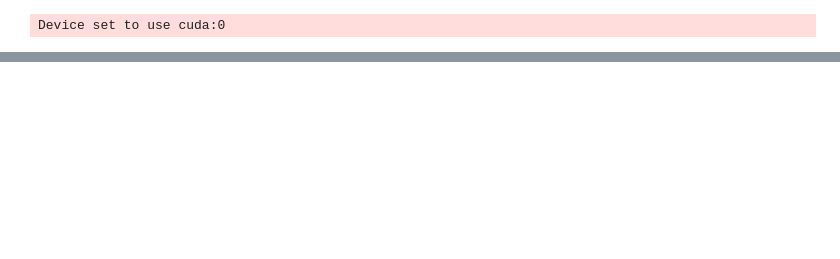
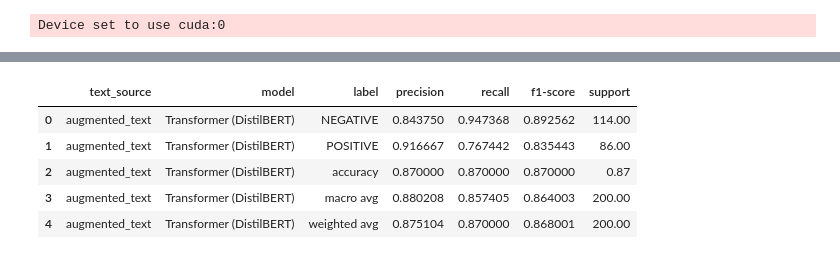
Before and after one commit to DennisDCCH/4021-Information-Retrieval, a Jupyter notebook: sarcasm_detection/sarcasm.ipynb, the cells around one changed output, grey strips where cells are left out. Drawn from its saved outputs; the diff is of its cells as text; code cells hidden in the pictures; blank space fills up the shorter version.

```diff
--- a/sarcasm_detection/sarcasm.ipynb
+++ b/sarcasm_detection/sarcasm.ipynb
@@ -43,0 +713,9 @@ all["sarcasm_score"] = sarcasm_results.apply(lambda x: x["score"])
+# %%
+comparison_tables[1]
+# %% [output]
+|  | text_source | model | label | precision | recall | f1-score | support |
+| 0 | augmented_text | Transformer (DistilBERT) | NEGATIVE | 0.843750 | 0.947368 | 0.892562 | 114.00 |
+| 1 | augmented_text | Transformer (DistilBERT) | POSITIVE | 0.916667 | 0.767442 | 0.835443 | 86.00 |
+| 2 | augmented_text | Transformer (DistilBERT) | accuracy | 0.870000 | 0.870000 | 0.870000 | 0.87 |
+| 3 | augmented_text | Transformer (DistilBERT) | macro avg | 0.880208 | 0.857405 | 0.864003 | 200.00 |
+| 4 | augmented_text | Transformer (DistilBERT) | weighted avg | 0.875104 | 0.870000 | 0.868001 | 200.00 |
```
Also changed, not shown: parts of 32 cells of this notebook, 5 other files.
